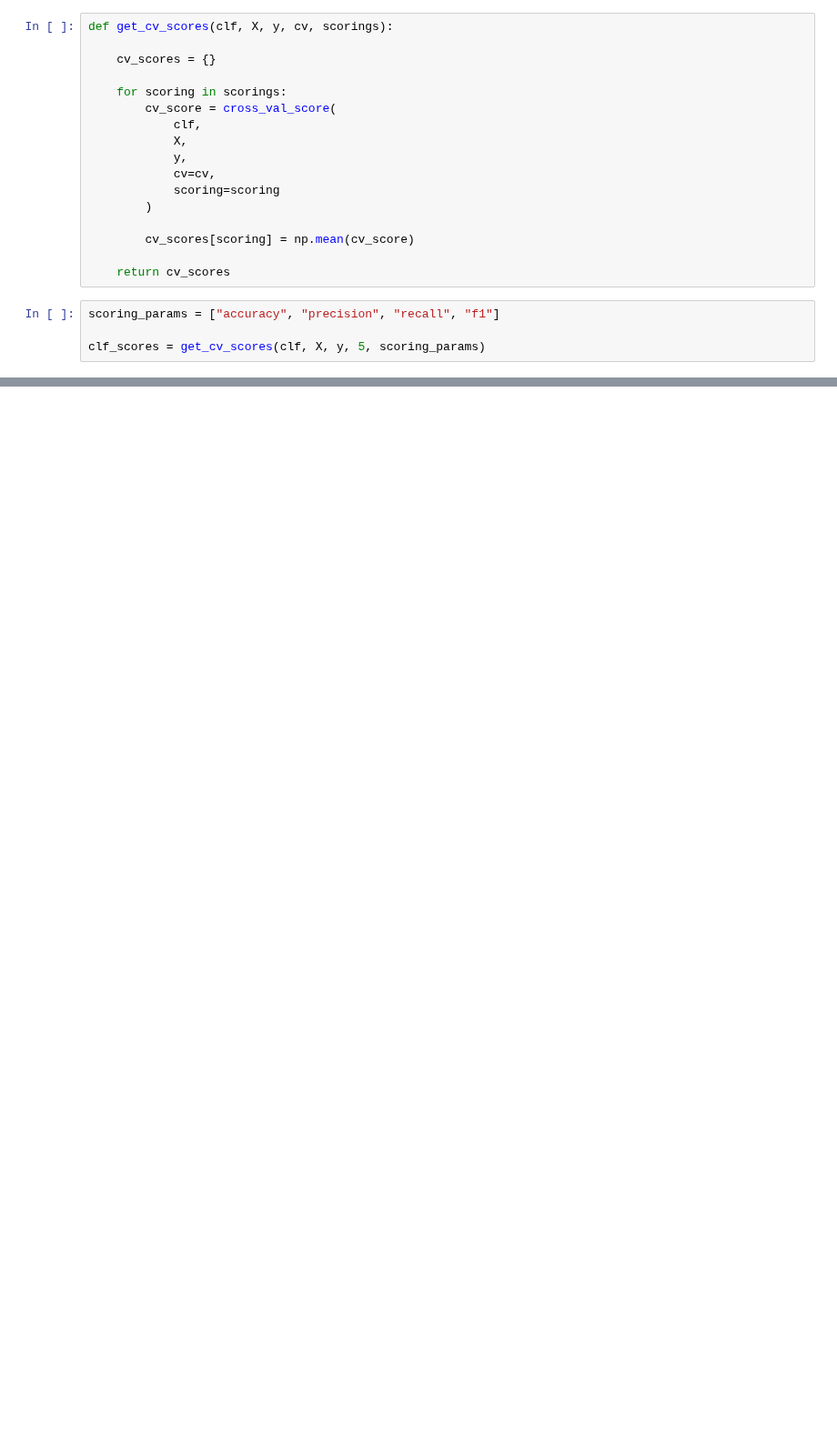
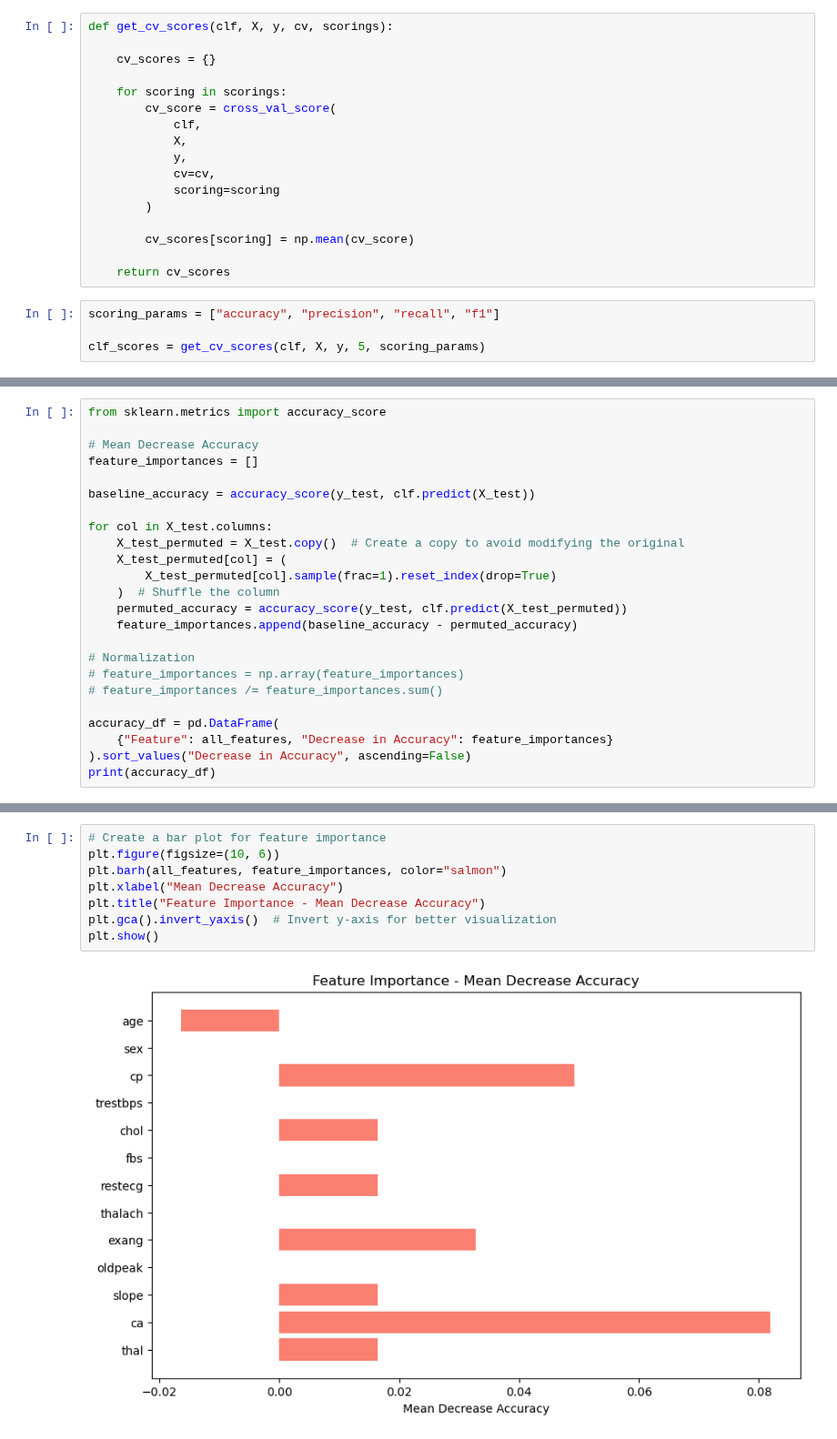
Before and after one commit to Ayush-2001-Dhanraj/heart_disease_classifier, a Jupyter notebook: index.ipynb, the cells around one changed output, grey strips where cells are left out. Shown at 91% size. Drawn from its saved outputs; the diff is of its cells as text; blank space fills up the shorter version.

```diff
--- a/index.ipynb
+++ b/index.ipynb
@@ -755,0 +814,24 @@ plt.xticks(rotation = 0)
+# %%
+from sklearn.metrics import accuracy_score
+
+# Mean Decrease Accuracy
+feature_importances = []
+
+baseline_accuracy = accuracy_score(y_test, clf.predict(X_test))
+
+for col in X_test.columns:
+    X_test_permuted = X_test.copy()  # Create a copy to avoid modifying the original
+    X_test_permuted[col] = (
+        X_test_permuted[col].sample(frac=1).reset_index(drop=True)
+    )  # Shuffle the column
+    permuted_accuracy = accuracy_score(y_test, clf.predict(X_test_permuted))
+    feature_importances.append(baseline_accuracy - permuted_accuracy)
+
+# Normalization
+# feature_importances = np.array(feature_importances)
+# feature_importances /= feature_importances.sum()
+
+accuracy_df = pd.DataFrame(
+    {"Feature": all_features, "Decrease in Accuracy": feature_importances}
+).sort_values("Decrease in Accuracy", ascending=False)
+print(accuracy_df)
@@ -755,0 +853,10 @@ plt.xticks(rotation = 0)
+# %%
+# Create a bar plot for feature importance
+plt.figure(figsize=(10, 6))
+plt.barh(all_features, feature_importances, color="salmon")
+plt.xlabel("Mean Decrease Accuracy")
+plt.title("Feature Importance - Mean Decrease Accuracy")
+plt.gca().invert_yaxis()  # Invert y-axis for better visualization
+plt.show()
+# %% [output]
+[figure, added]
```
Also changed, not shown: parts of 36 cells of this notebook.
